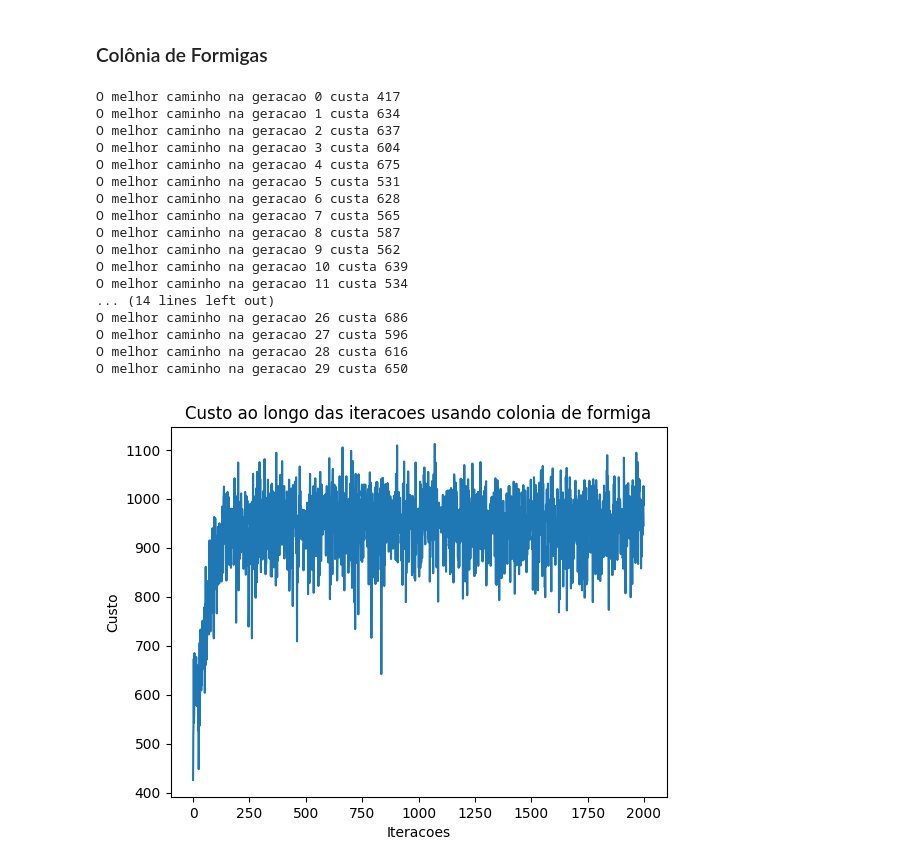
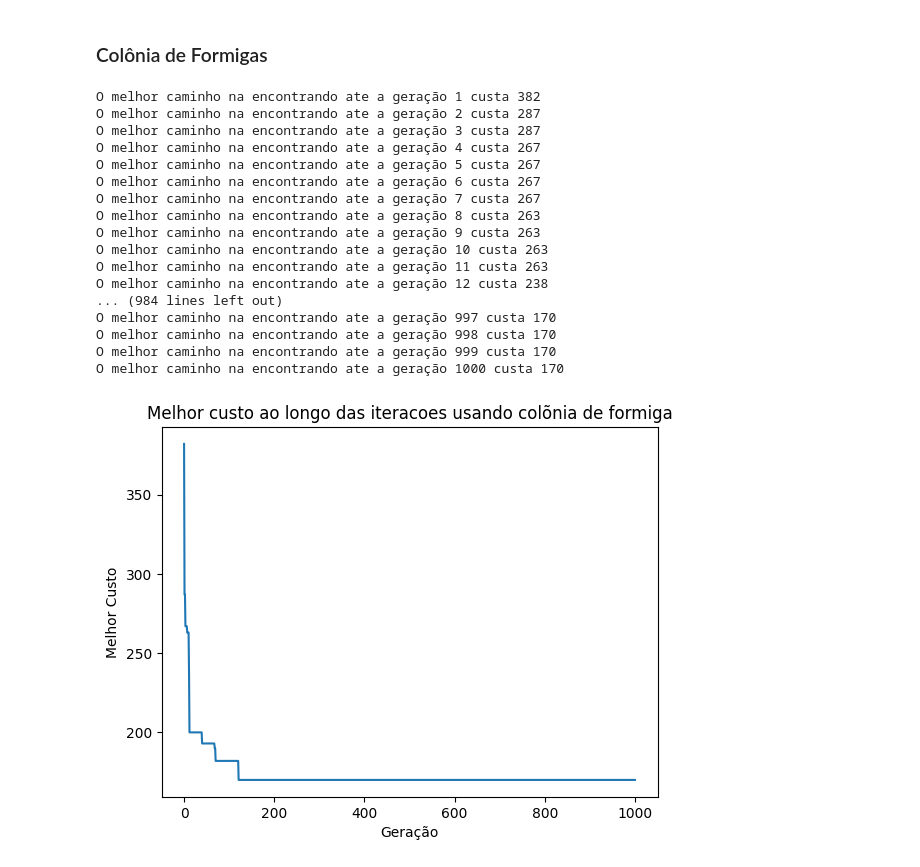
Before and after one commit to Lucasaraga0/Inteligencia_Artificial, a Jupyter notebook: Trab_1/projeto_1.ipynb, the cells around one changed output. Saved outputs shown, nothing was run; the diff lists cells and outputs as text; code cells hidden in the pictures.

Commit message:
Ant colony finalizados

```diff
--- a/Trab_1/projeto_1.ipynb
+++ b/Trab_1/projeto_1.ipynb
@@ -140,10 +142,11 @@ def ant_colony(cost_matrix, num_geracoes, coef_evaporacao = 0.1 ,alfa = 1 , beta
     #print(custo_caminhos)
     matriz_fero = atualizar_fero(matriz_fero, population, custo_caminhos, coef_evaporacao)
     melhor_caminho = min(custo_caminhos, key=lambda x: x[0])[0]
+    menor = melhor_caminho
     melhores_caminhos = [melhor_caminho]
     for i in range(num_geracoes):
        # calcular as novas probabilidades de transicao
-        print(f"O melhor caminho na geracao {i} custa {melhor_caminho}")
+        print(f"O melhor caminho na encontrando ate a geração {i+1} custa {menor}")
 
         prob_trans = atualizar_prob_transicao(cost_matrix, matriz_fero, alfa, beta)
        # gerar a nova populacao baseada nas novas probabilidades de transicao
@@ -152,8 +155,9 @@ def ant_colony(cost_matrix, num_geracoes, coef_evaporacao = 0.1 ,alfa = 1 , beta
         population = new_population
         custo_caminhos = evaluate_fitness(population, cost_matrix)
         melhor_caminho = min(custo_caminhos, key=lambda x: x[0])[0]
-
-        melhores_caminhos.append(melhor_caminho)
+        if melhor_caminho < menor:
+            menor = melhor_caminho
+        melhores_caminhos.append(menor)
         # atualizar a matriz de feromonios
         matriz_fero = atualizar_fero(matriz_fero, population, custo_caminhos, coef_evaporacao)
     return melhores_caminhos
@@ -189,7 +193,7 @@ def atualizar_prob_transicao(cost_matrix, matriz_fero, alfa, beta):
         total_transicao = 0
         for v2 in range(num_cidades):
             if v1 != v2:
-                trans_v1_v2 = ((matriz_fero[v1][v2]) ** alfa) * ((cost_matrix[v1][v2]) ** beta)
+                trans_v1_v2 = ((matriz_fero[v1][v2]) ** alfa) * ((1 / cost_matrix[v1][v2]) ** beta)
                 matriz_probs[v1][v2] = trans_v1_v2
                 total_transicao += trans_v1_v2
 
@@ -268,30 +272,30 @@ A melhor solução da geração 1000 custa 186
 # %% [markdown]
 ### Colônia de Formigas
 # %%
-melhores = ant_colony(cost_matrix= cost_matrix, num_geracoes= 30, coef_evaporacao= 0.05, alfa= 2, beta= 1 )
+melhores = ant_colony(cost_matrix= cost_matrix, num_geracoes= 1000, coef_evaporacao= 0.1, alfa= 1, beta= 1 )
 # %% [output]
-O melhor caminho na geracao 0 custa 417
-O melhor caminho na geracao 1 custa 634
-O melhor caminho na geracao 2 custa 637
-O melhor caminho na geracao 3 custa 604
-O melhor caminho na geracao 4 custa 675
-O melhor caminho na geracao 5 custa 531
-O melhor caminho na geracao 6 custa 628
-O melhor caminho na geracao 7 custa 565
-O melhor caminho na geracao 8 custa 587
-O melhor caminho na geracao 9 custa 562
-O melhor caminho na geracao 10 custa 639
-O melhor caminho na geracao 11 custa 534
-... (14 lines left out)
-O melhor caminho na geracao 26 custa 686
-O melhor caminho na geracao 27 custa 596
-O melhor caminho na geracao 28 custa 616
-O melhor caminho na geracao 29 custa 650
+O melhor caminho na encontrando ate a geração 1 custa 382
+O melhor caminho na encontrando ate a geração 2 custa 287
+O melhor caminho na encontrando ate a geração 3 custa 287
+O melhor caminho na encontrando ate a geração 4 custa 267
+O melhor caminho na encontrando ate a geração 5 custa 267
+O melhor caminho na encontrando ate a geração 6 custa 267
+O melhor caminho na encontrando ate a geração 7 custa 267
+O melhor caminho na encontrando ate a geração 8 custa 263
+O melhor caminho na encontrando ate a geração 9 custa 263
+O melhor caminho na encontrando ate a geração 10 custa 263
+O melhor caminho na encontrando ate a geração 11 custa 263
+O melhor caminho na encontrando ate a geração 12 custa 238
+... (984 lines left out)
+O melhor caminho na encontrando ate a geração 997 custa 170
+O melhor caminho na encontrando ate a geração 998 custa 170
+O melhor caminho na encontrando ate a geração 999 custa 170
+O melhor caminho na encontrando ate a geração 1000 custa 170
 # %%
 plt.plot(melhores)
-plt.title("Custo ao longo das iteracoes usando colonia de formiga")
-plt.xlabel("Iteracoes")
-plt.ylabel("Custo")
+plt.title("Melhor custo ao longo das iteracoes usando colõnia de formiga")
+plt.xlabel("Geração")
+plt.ylabel("Melhor Custo")
 plt.show()
 # %% [output]
-[figure, old version]
+[figure, new version]
```
Also changed, not shown: parts of 4 cells of this notebook.
